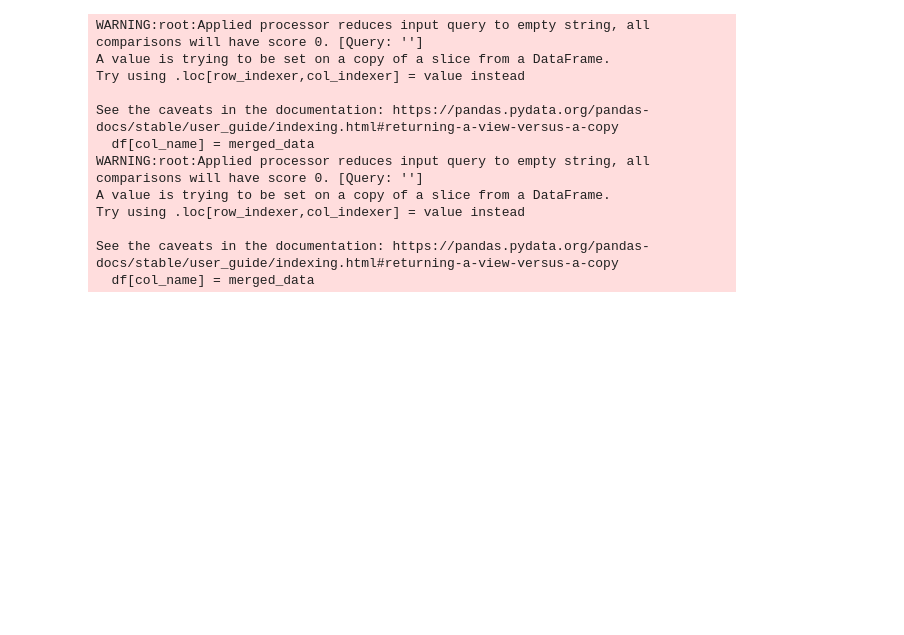
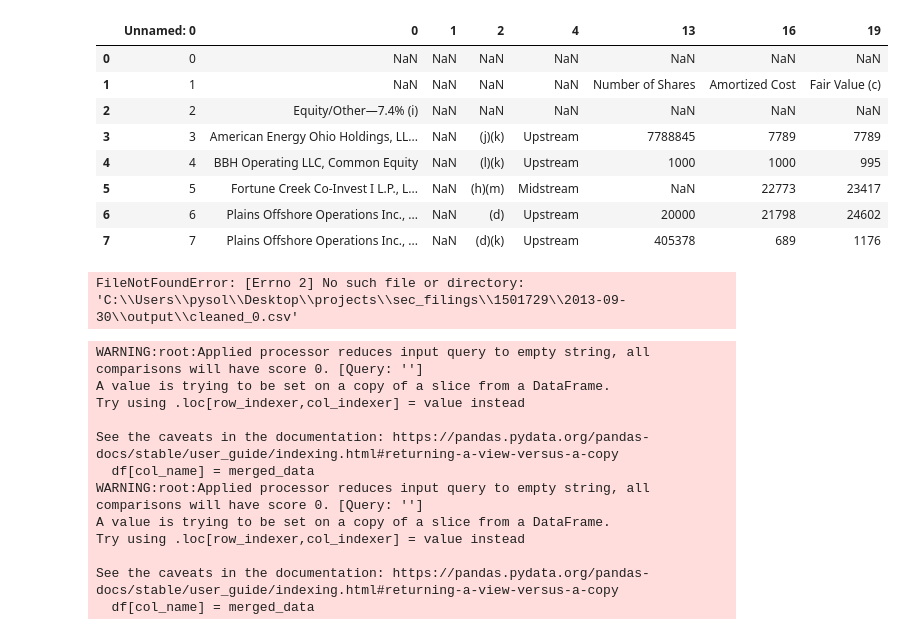
Before and after one commit to Coffee-Code-Philly-Accelerator/sec_filings, a Jupyter notebook: debugging.ipynb, the cells around one changed output. Saved outputs shown, nothing was run; the diff lists cells and outputs as text; code cells hidden in the pictures; blank space fills up the shorter version.

```diff
--- a/debugging.ipynb
+++ b/debugging.ipynb
@@ -143,3 +228,32 @@ def clean(
+# %%
+temp = clean(r"C:\Users\pysol\Desktop\projects\sec_filings\1501729\2013-09-30\Schedule_of_Investments_4.csv")
+temp
+# %% [output]
+|  | Unnamed: 0 | 0 | 1 | 2 | 4 | 13 | 16 | 19 |
+| 0 | 0 | NaN | NaN | NaN | NaN | NaN | NaN | NaN |
+| 1 | 1 | NaN | NaN | NaN | NaN | Number of Shares | Amortized Cost | Fair Value (c) |
+| 2 | 2 | Equity/Other—7.4% (i) | NaN | NaN | NaN | NaN | NaN | NaN |
+| 3 | 3 | American Energy Ohio Holdings, LL... | NaN | (j)(k) | Upstream | 7788845 | 7789 | 7789 |
+| 4 | 4 | BBH Operating LLC, Common Equity | NaN | (l)(k) | Upstream | 1000 | 1000 | 995 |
+| 5 | 5 | Fortune Creek Co-Invest I L.P., L... | NaN | (h)(m) | Midstream | NaN | 22773 | 23417 |
+| 6 | 6 | Plains Offshore Operations Inc., ... | NaN | (d) | Upstream | 20000 | 21798 | 24602 |
+| 7 | 7 | Plains Offshore Operations Inc., ... | NaN | (d)(k) | Upstream | 405378 | 689 | 1176 |
+# %%
+df1 = pd.read_csv(r"C:\Users\pysol\Desktop\projects\sec_filings\1501729\2013-09-30\output\cleaned_0.csv")
+df2 = pd.read_csv(r"C:\Users\pysol\Desktop\projects\sec_filings\1501729\2013-09-30\output\cleaned_1.csv")
+df3 = pd.read_csv(r"C:\Users\pysol\Desktop\projects\sec_filings\1501729\2013-09-30\output\cleaned_2.csv")
+df4 = pd.read_csv(r"C:\Users\pysol\Desktop\projects\sec_filings\1501729\2013-09-30\output\cleaned_3.csv")
+df5 = pd.read_csv(r"C:\Users\pysol\Desktop\projects\sec_filings\1501729\2013-09-30\output\cleaned_5.csv")
+temp = clean(r"C:\Users\pysol\Desktop\projects\sec_filings\1501729\2013-09-30\Schedule_of_Investments_4.csv")
+
+final_columns = df1.columns
+date_final = pd.DataFrame(concat(df1, df2, df3, df4,temp,df5))
+date_final.columns = final_columns
+date_final.drop(date_final.columns[0],axis=1,inplace=True)
+date_final = extract_subheaders(date_final)
+date_final.tail(50)
+# %% [output]
+FileNotFoundError: [Errno 2] No such file or directory: 'C:\\Users\\pysol\\Desktop\\projects\\sec_filings\\1501729\\2013-09-30\\output\\cleaned_0.csv'
 # %%
 df1 = clean(r'C:\Users\pysol\Desktop\projects\sec_filings\1501729\2012-09-30\Schedule_of_Investments_0.csv')
 df2 = clean(r'C:\Users\pysol\Desktop\projects\sec_filings\1501729\2012-09-30\Schedule_of_Investments_1.csv')
```
Also changed, not shown: parts of 9 cells of this notebook, 1 other file.
